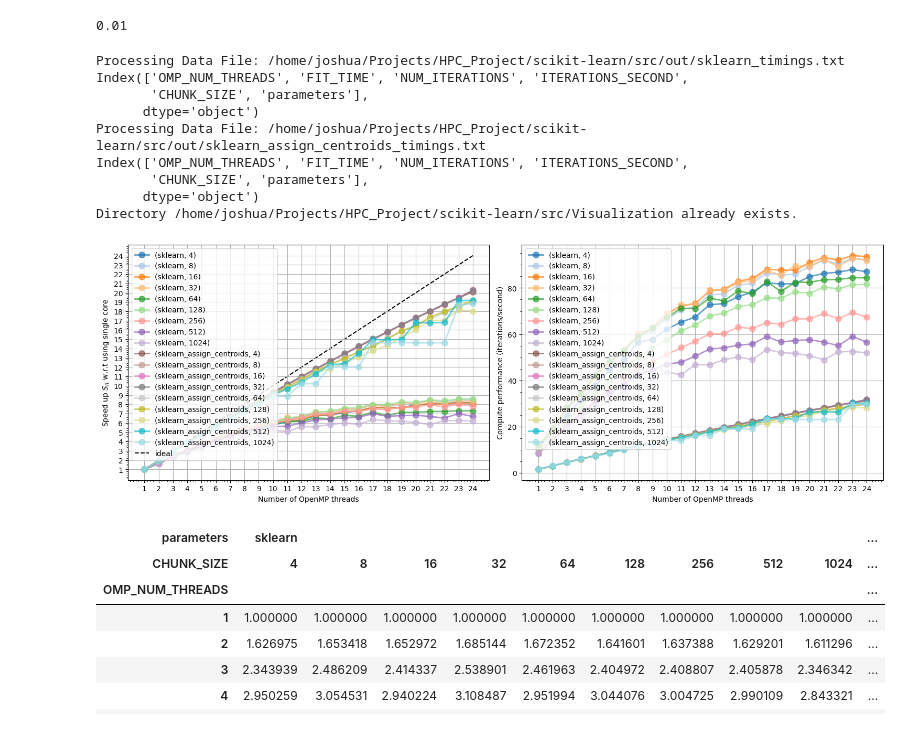
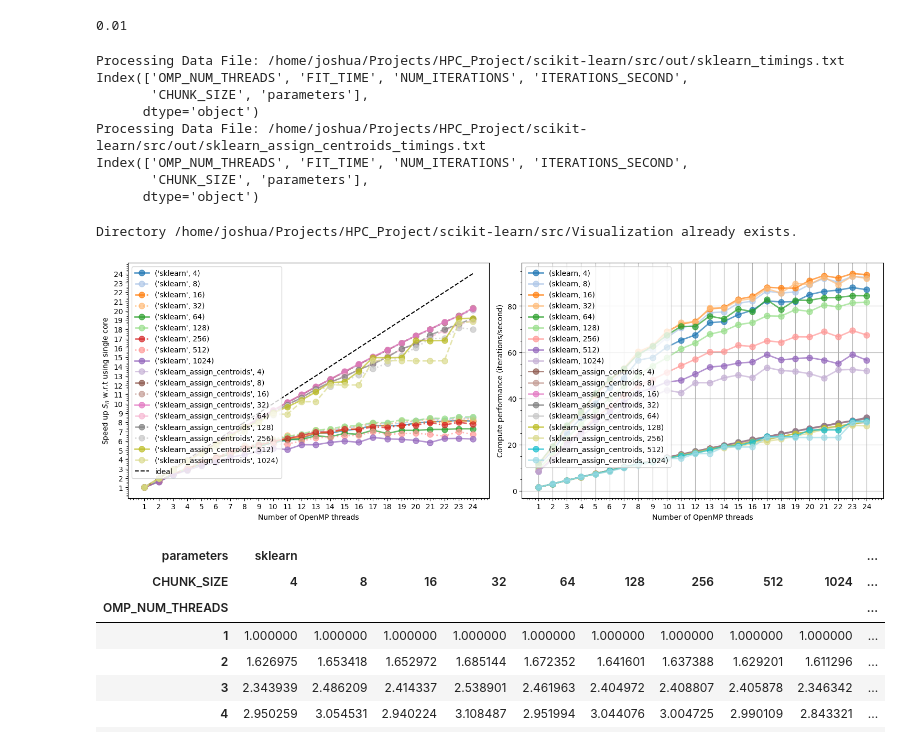
Before and after one commit to HPC24/scikit-learn, a Jupyter notebook: src/test.ipynb, the cells around one changed output. Drawn from its saved outputs; the diff is of its cells as text; code cells hidden in the pictures.

```diff
--- a/src/test.ipynb
+++ b/src/test.ipynb
@@ -137,6 +138,9 @@ def combine_results(data_directories: list) -> list[pd.DataFrame]:
 
 df = combine_results(["/home/joshua/Projects/HPC_Project/scikit-learn/src/out"])
 output_directory = "/home/joshua/Projects/HPC_Project/scikit-learn/src/Visualization"
+
+color_map = plt.get_cmap("tab20")  # "tab20" provides 20 distinct colors
+line_styles = ['-', '--', '-.', ':']  # Define multiple line styles
 
 #     color_mapping = {
 #     'g++_O3_arch_opt': '#FF0000',  # Red
@@ -176,17 +180,18 @@ fig, (ax1, ax2) = plt.subplots(
 )
 
 
-piv_table.plot(
-    kind = "line",
-    marker = "o",
-    grid = True,
-    alpha=0.7,
-    linewidth=2,
-    markersize=8,
-    ax = ax1,
-    colormap = cmap
-    #color = [color_mapping[label] for label in piv_table.columns]
-)
+for i, (column, style) in enumerate(zip(piv_table.columns, itertools.cycle(line_styles))):
+    ax1.plot(
+        piv_table.index,
+        piv_table[column],
+        label=column,
+        marker="o",
+        linestyle=style,
+        linewidth=2,
+        markersize=8,
+        color=color_map(i),  # Assign color from the color map
+        alpha=0.7
+    )
 
 ax1.plot(
     y_values,
@@ -227,35 +232,35 @@ piv_table_iterations.plot(
 )
 
 ax2.set_xlabel("Number of OpenMP threads")
 ax2.set_ylabel("Compute performance (iterations/second)")
 ax2.minorticks_on()
 ax2.set_xticks(y_values)
 ax2.legend()
 
 if output_directory is not None:
     output_directory = pathlib.Path(output_directory)
     if not output_directory.exists():
     # Create the directory (and any necessary parent directories)
         output_directory.mkdir(parents=True, exist_ok=True)
         print(f"Directory {output_directory} created.")
     else:
         print(f"Directory {output_directory} already exists.")
 
     save_file = output_directory / "KMeans_Performance.png"
     fig.savefig(save_file, bbox_inches="tight")
 else:
     plt.show()
 # %% [output]
 Processing Data File: /home/joshua/Projects/HPC_Project/scikit-learn/src/out/sklearn_timings.txt
 Index(['OMP_NUM_THREADS', 'FIT_TIME', 'NUM_ITERATIONS', 'ITERATIONS_SECOND',
        'CHUNK_SIZE', 'parameters'],
       dtype='object')
 Processing Data File: /home/joshua/Projects/HPC_Project/scikit-learn/src/out/sklearn_assign_centroids_timings.txt
 Index(['OMP_NUM_THREADS', 'FIT_TIME', 'NUM_ITERATIONS', 'ITERATIONS_SECOND',
        'CHUNK_SIZE', 'parameters'],
       dtype='object')
-Directory /home/joshua/Projects/HPC_Project/scikit-learn/src/Visualization already exists.
+Directory /home/joshua/Projects/HPC_Project/scikit-learn/src/Visualization already exists.
-[figure, old version]
+[figure, new version]
 # %%
 # %% [output]
 | parameters | sklearn |  |  |  |  |  |  |  |  | ... |
```
Also changed, not shown: parts of 1 cell of this notebook, 1 other file.
